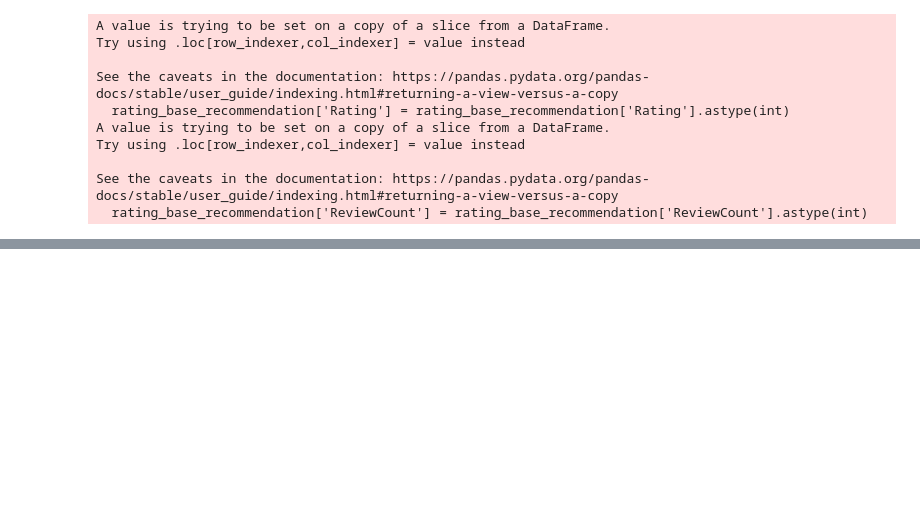
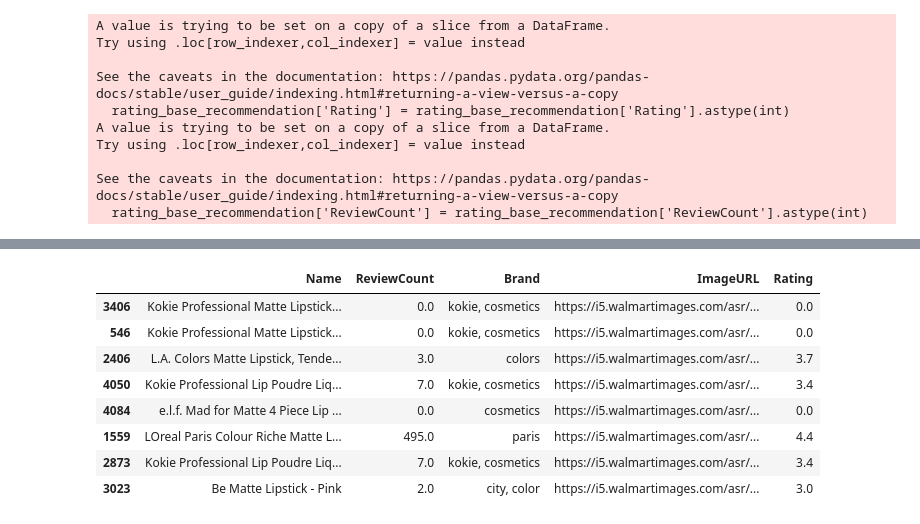
Before and after one commit to Pranav-Sharma717/E-commerce_Recommendation_System, a Jupyter notebook: E_commerce_recommendation_System.ipynb, the cells around one changed output, grey strips where cells are left out. Cells and saved outputs as stored; diff of their text form; code cells hidden in the pictures; blank space fills up the shorter version.

Commit message:
Content Based recommendations

```diff
--- a/E_commerce_recommendation_System.ipynb
+++ b/E_commerce_recommendation_System.ipynb
@@ -347,0 +414,54 @@ See the caveats in the documentation: https://pandas.pydata.org/pandas-docs/stab
+# %%
+#Function for content based recommendation system
+from sklearn.feature_extraction.text import TfidfVectorizer
+from sklearn.metrics.pairwise import cosine_similarity
+
+def content_based_recommendations(train_data, item_name, top_n=10):
+    # Check if the item name exists in the training data
+    if item_name not in train_data['Name'].values:
+        print(f"Item '{item_name}' not found in the training data.")
+        return pd.DataFrame()
+
+    # Create a TF-IDF vectorizer for item descriptions
+    tfidf_vectorizer = TfidfVectorizer(stop_words='english')
+
+    # Apply TF-IDF vectorization to item descriptions
+    tfidf_matrix_content = tfidf_vectorizer.fit_transform(train_data['Tags'])
+
+    # Calculate cosine similarity between items based on descriptions
+    cosine_similarities_content = cosine_similarity(tfidf_matrix_content, tfidf_matrix_content)
+
+    # Find the index of the item
+    item_index = train_data[train_data['Name'] == item_name].index[0]
+
+    # Get the cosine similarity scores for the item
+    similar_items = list(enumerate(cosine_similarities_content[item_index]))
+
+    # Sort similar items by similarity score in descending order
+    similar_items = sorted(similar_items, key=lambda x: x[1], reverse=True)
+
+    # Get the top N most similar items (excluding the item itself)
+    top_similar_items = similar_items[1:top_n+1]
+
+    # Get the indices of the top similar items
+    content_recommended_items_indices = [x[0] for x in top_similar_items]
+
+    # Get the details of the top similar items
+
+    return train_data.iloc[content_recommended_items_indices][['Name', 'ReviewCount', 'Brand', 'ImageURL', 'Rating']]
+# %%
+# Example of content-based recommendations for a specific item
+item_name = 'Kokie Professional Matte Lipstick, Hot Berry, 0.14 fl oz'
+content_based_rec = content_based_recommendations(train_data, item_name, top_n=8)
+
+content_based_rec
+# %% [output]
+|  | Name | ReviewCount | Brand | ImageURL | Rating |
+| 3406 | Kokie Professional Matte Lipstick... | 0.0 | kokie, cosmetics | https://i5.walmartimages.com/asr/... | 0.0 |
+| 546 | Kokie Professional Matte Lipstick... | 0.0 | kokie, cosmetics | https://i5.walmartimages.com/asr/... | 0.0 |
+| 2406 | L.A. Colors Matte Lipstick, Tende... | 3.0 | colors | https://i5.walmartimages.com/asr/... | 3.7 |
+| 4050 | Kokie Professional Lip Poudre Liq... | 7.0 | kokie, cosmetics | https://i5.walmartimages.com/asr/... | 3.4 |
+| 4084 | e.l.f. Mad for Matte 4 Piece Lip ... | 0.0 | cosmetics | https://i5.walmartimages.com/asr/... | 0.0 |
+| 1559 | LOreal Paris Colour Riche Matte L... | 495.0 | paris | https://i5.walmartimages.com/asr/... | 4.4 |
+| 2873 | Kokie Professional Lip Poudre Liq... | 7.0 | kokie, cosmetics | https://i5.walmartimages.com/asr/... | 3.4 |
+| 3023 | Be Matte Lipstick - Pink | 2.0 | city, color | https://i5.walmartimages.com/asr/... | 3.0 |
```
Also changed, not shown: parts of 14 cells of this notebook.
